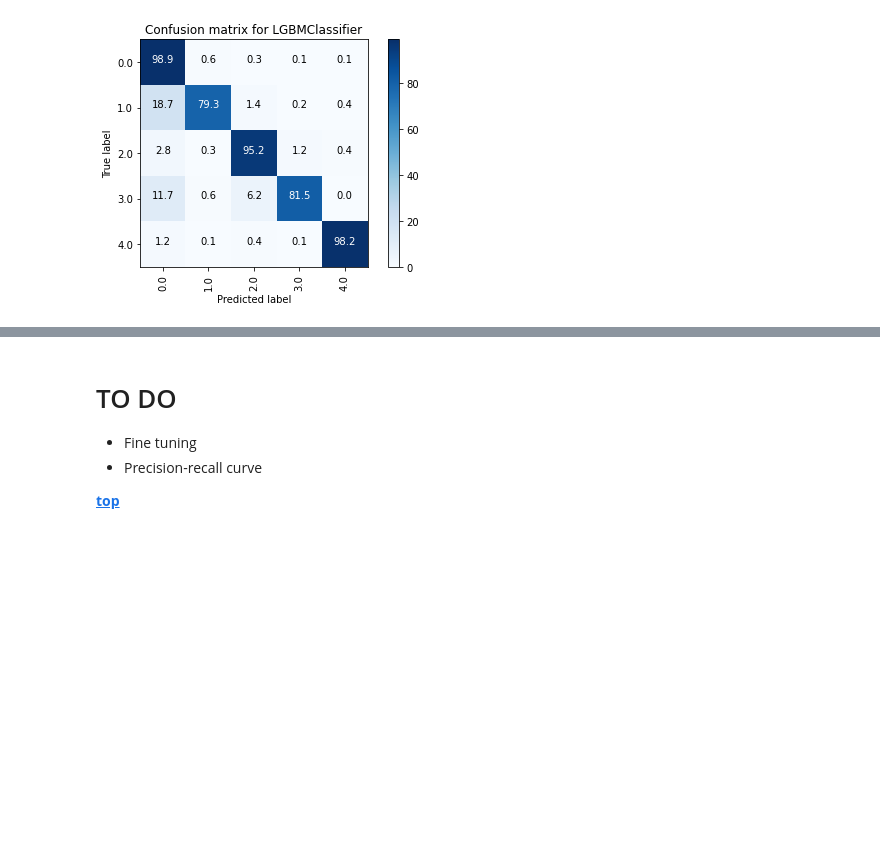
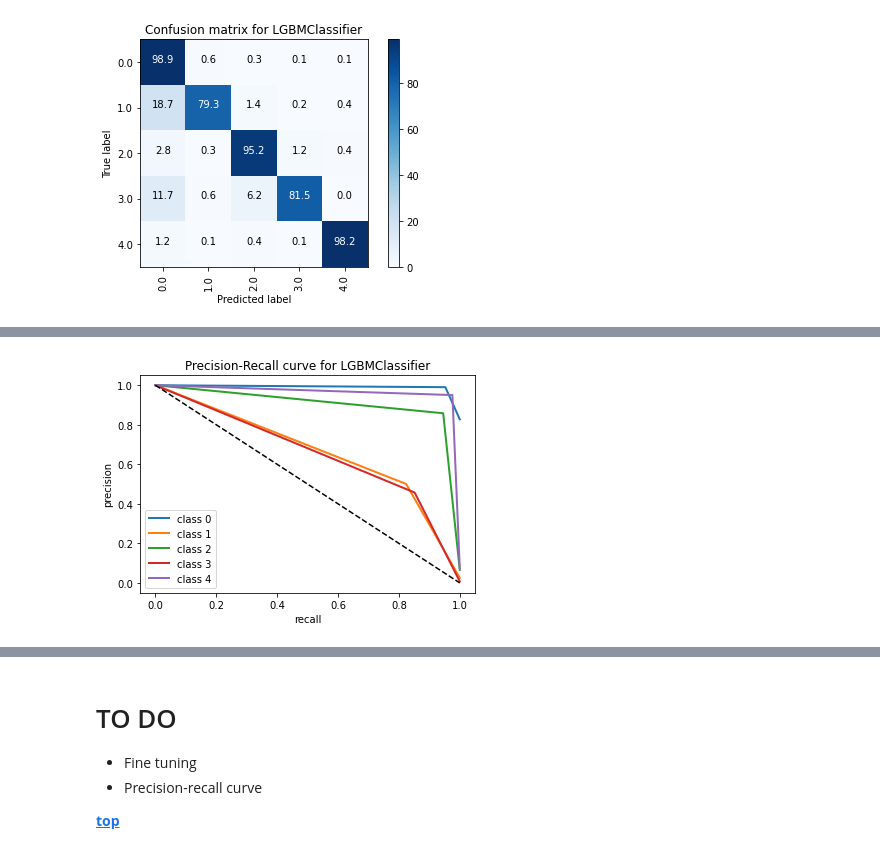
Before and after one commit to nastiag67/ecgn, a Jupyter notebook: README.ipynb, the cells around one changed output, grey strips where cells are left out. Cells and saved outputs as stored; diff of their text form; code cells hidden in the pictures; blank space fills up the shorter version.

```diff
--- a/README.ipynb
+++ b/README.ipynb
@@ -1826,0 +1864,37 @@ __[top](#Contents)__
+# %%
+def PR_multiclass(name, y_train, y_pred, y_test, data='validation'):
+    """ Precision-Recall curve for multiclass classification.
+    """
+
+    try:
+        y_test.shape[1] and y_pred.shape[1]
+    except IndexError:
+        raise ValueError(
+            'In a multiclass case, y_test and y_pred must be converted into a matrix of dummy variables \
+            (e.g. using pd.get_dummies(y_pred)).')
+
+
+    # precision recall curve
+    precision = dict()
+    recall = dict()
+    n_classes = y_train.shape[1]
+    for i in range(n_classes):
+        precision[i], recall[i], _ = precision_recall_curve(y_test[:, i], y_pred[:, i])
+        plt.plot(recall[i], precision[i], lw=2, label='class {}'.format(i))
+
+    plt.plot([0, 1], [1, 0], 'k--')
+    plt.xlabel("recall")
+    plt.ylabel("precision")
+    plt.legend(loc="best")
+    plt.title(f"Precision-Recall curve for {name}")
+
+    if os.path.exists(f"./temp_report_{data}") is False:
+        os.mkdir(f"./temp_report_{data}")
+    plt.savefig(f"./temp_report_{data}/{name}_PR.png", dpi=300, bbox_inches='tight')
+
+    plt.show()
+
+name = 'LGBMClassifier'
+PR_multiclass(name, y_train_dummy, y_pred_dummy, y_test_dummy, data='validation')
+# %% [output]
+[figure, added]
```
Also changed, not shown: parts of 16 cells of this notebook, 1 other file.
